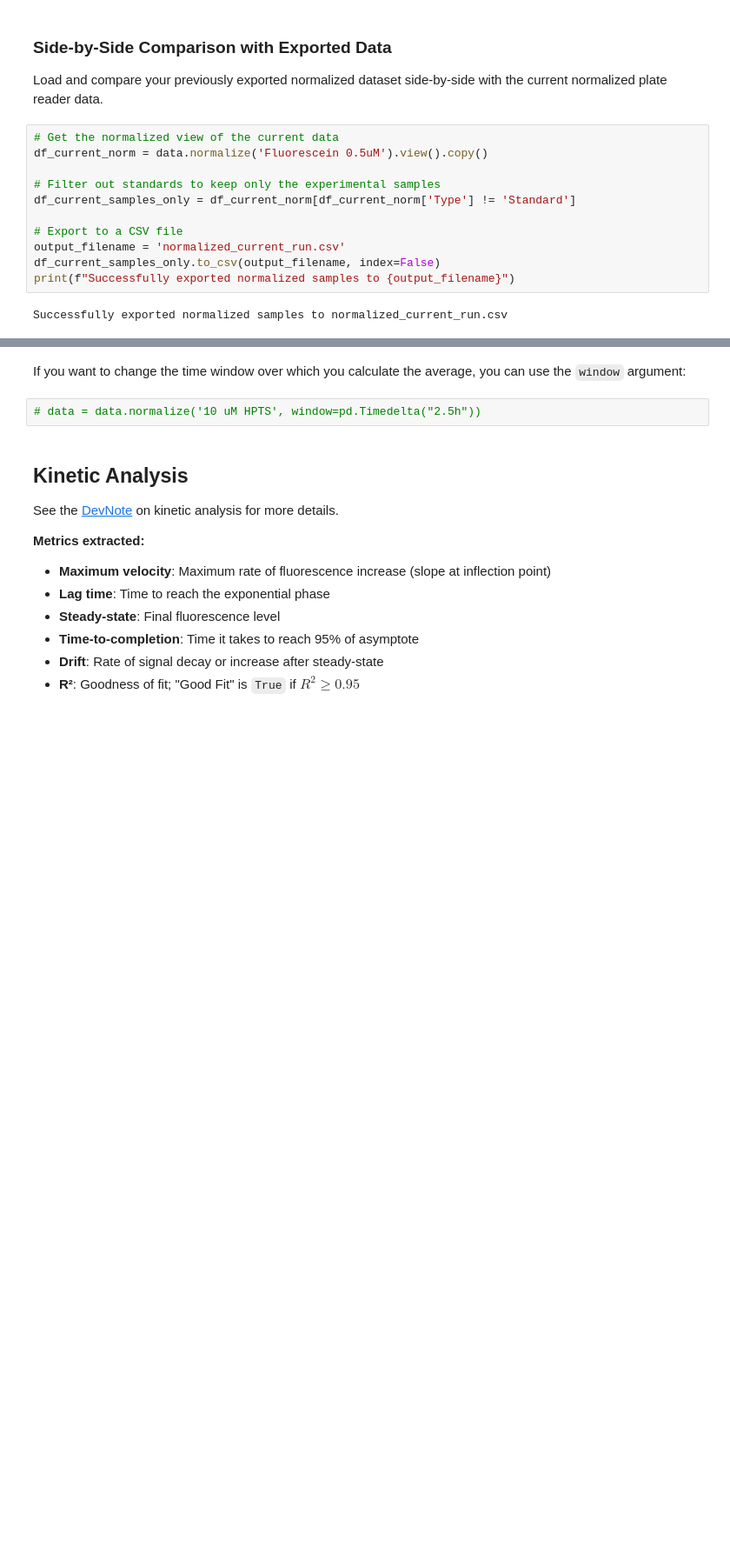
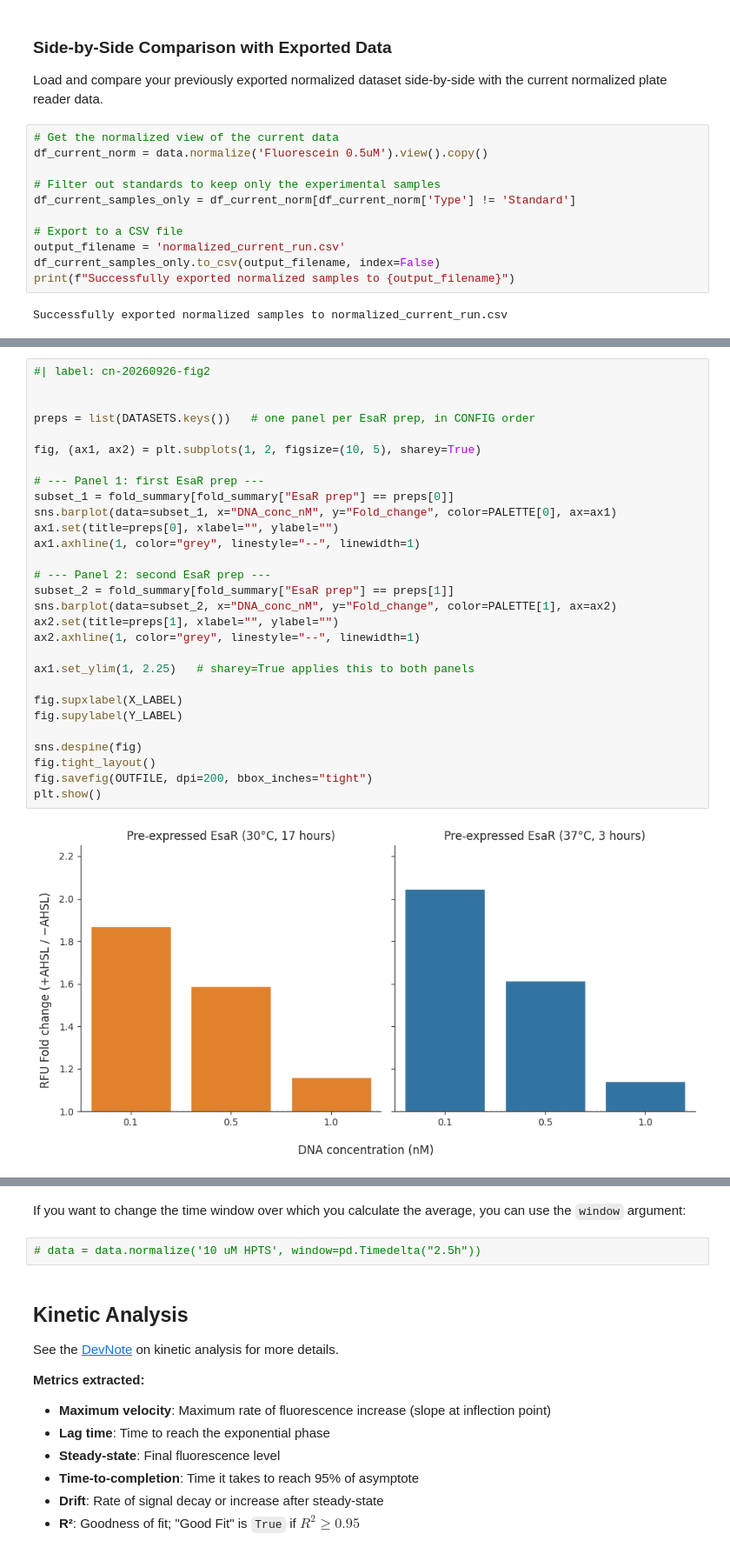
Before and after one commit to nucleus-eng/devstudio-board, a Jupyter notebook: devnotes/devnote-cn-20260924-20261001/experiments/20260926-dna-titration-esar-spent/platereader.ipynb, the cells around one changed output, grey strips where cells are left out. Shown at 87% size. Cells and saved outputs as stored; diff of their text form; blank space fills up the shorter version.

```diff
--- a/devnotes/devnote-cn-20260924-20261001/experiments/20260926-dna-titration-esar-spent/platereader.ipynb
+++ b/devnotes/devnote-cn-20260924-20261001/experiments/20260926-dna-titration-esar-spent/platereader.ipynb
@@ -522,0 +1099,31 @@ plt.show()
+# %%
+#| label: cn-20260926-fig2
+
+
+preps = list(DATASETS.keys())   # one panel per EsaR prep, in CONFIG order
+
+fig, (ax1, ax2) = plt.subplots(1, 2, figsize=(10, 5), sharey=True)
+
+# --- Panel 1: first EsaR prep ---
+subset_1 = fold_summary[fold_summary["EsaR prep"] == preps[0]]
+sns.barplot(data=subset_1, x="DNA_conc_nM", y="Fold_change", color=PALETTE[0], ax=ax1)
+ax1.set(title=preps[0], xlabel="", ylabel="")
+ax1.axhline(1, color="grey", linestyle="--", linewidth=1)
+
+# --- Panel 2: second EsaR prep ---
+subset_2 = fold_summary[fold_summary["EsaR prep"] == preps[1]]
+sns.barplot(data=subset_2, x="DNA_conc_nM", y="Fold_change", color=PALETTE[1], ax=ax2)
+ax2.set(title=preps[1], xlabel="", ylabel="")
+ax2.axhline(1, color="grey", linestyle="--", linewidth=1)
+
+ax1.set_ylim(1, 2.25)   # sharey=True applies this to both panels
+
+fig.supxlabel(X_LABEL)
+fig.supylabel(Y_LABEL)
+
+sns.despine(fig)
+fig.tight_layout()
+fig.savefig(OUTFILE, dpi=200, bbox_inches="tight")
+plt.show()
+# %% [output]
+[figure, added]
```
Also changed, not shown: parts of 8 cells of this notebook, 8 other files.
